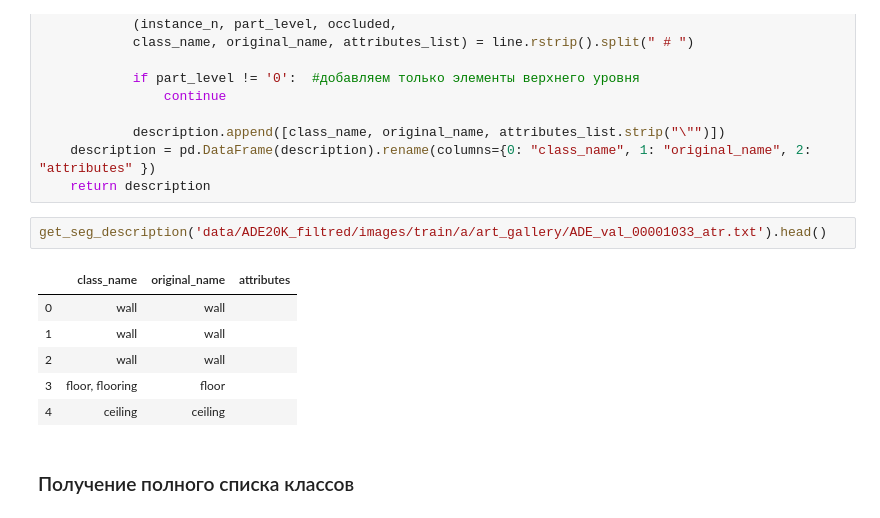
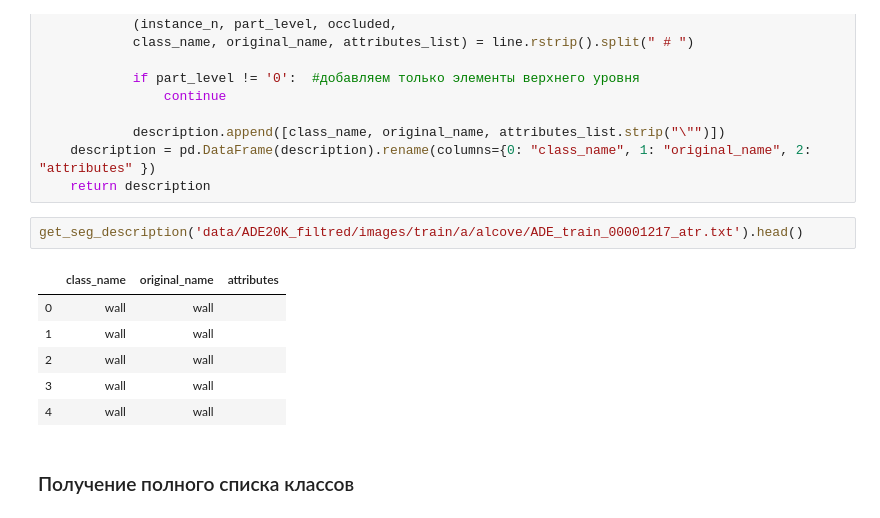
Before and after one commit to RobertVoropaev/InteriorRecognitionSystem, a Jupyter notebook: 2.ClassFinding.ipynb, the cells around one changed output. Cells and saved outputs as stored; diff of their text form.

```diff
--- a/2.ClassFinding.ipynb
+++ b/2.ClassFinding.ipynb
@@ -56,14 +84,14 @@ def get_seg_description(path):
     description = pd.DataFrame(description).rename(columns={0: "class_name", 1: "original_name", 2: "attributes" })
     return description
 # %%
-get_seg_description('data/ADE20K_filtred/images/train/a/art_gallery/ADE_val_00001033_atr.txt').head()
+get_seg_description('data/ADE20K_filtred/images/train/a/alcove/ADE_train_00001217_atr.txt').head()
 # %% [output]
 |  | class_name | original_name | attributes |
 | 0 | wall | wall |  |
 | 1 | wall | wall |  |
 | 2 | wall | wall |  |
-| 3 | floor, flooring | floor |  |
-| 4 | ceiling | ceiling |  |
+| 3 | wall | wall |  |
+| 4 | wall | wall |  |
 # %% [markdown]
 ### Получение полного списка классов
 # %% [markdown]
```
Also changed, not shown: parts of 22 cells of this notebook, 11 other files.
